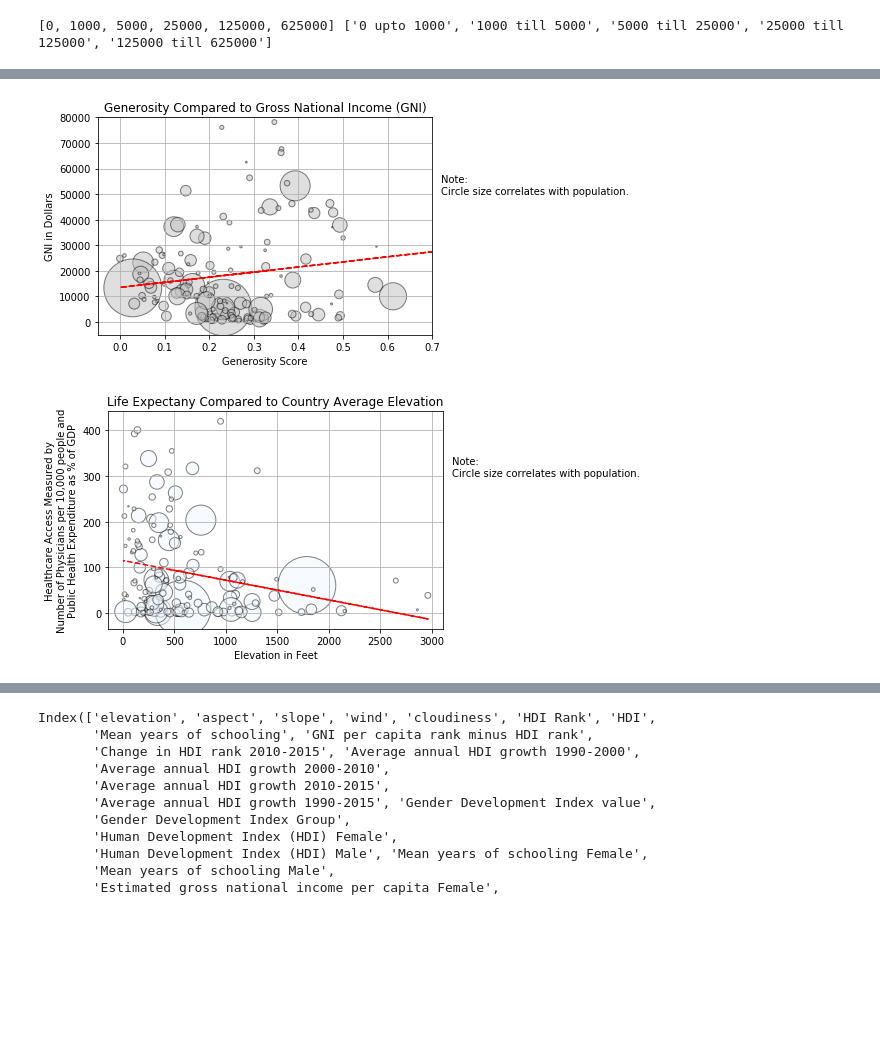
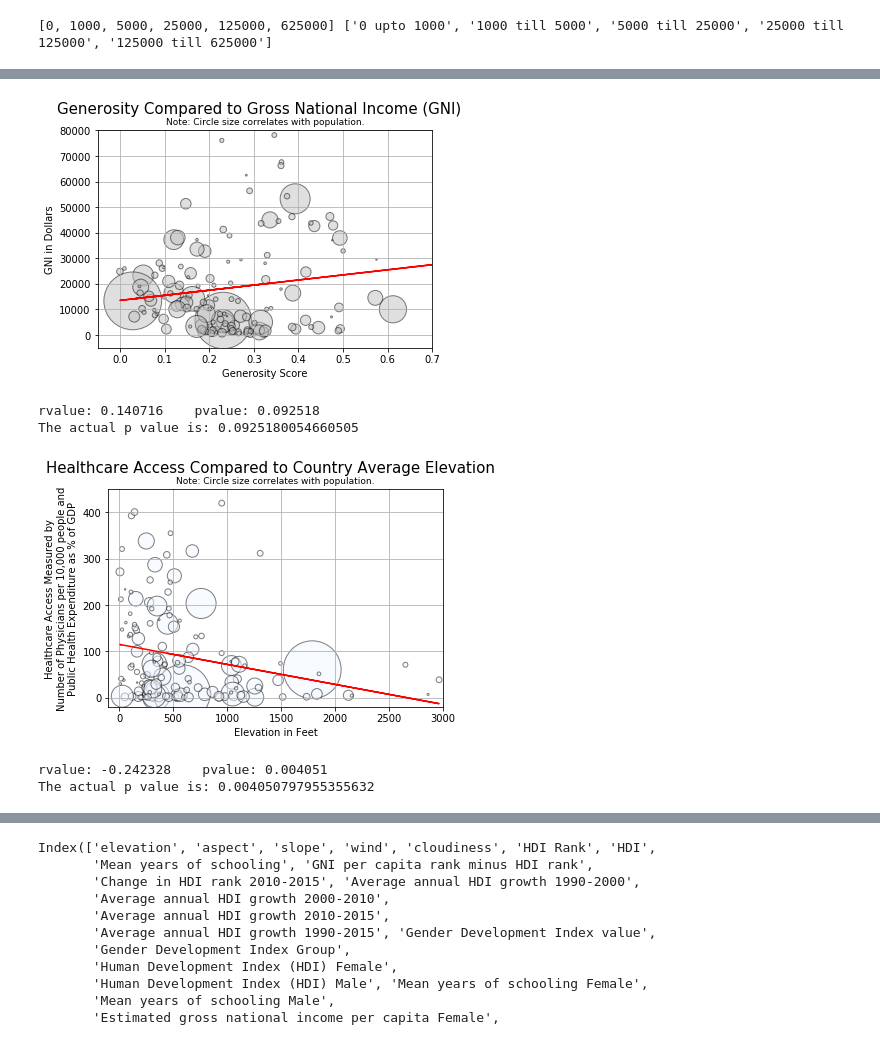
Before and after one commit to ffidai/Project1, a Jupyter notebook: HappinessV1.ipynb, the cells around one changed output, grey strips where cells are left out. Saved outputs shown, nothing was run; the diff lists cells and outputs as text; code cells hidden in the pictures; blank space fills up the shorter version.

```diff
--- a/HappinessV1.ipynb
+++ b/HappinessV1.ipynb
@@ -140,29 +159,34 @@ plt.show()
 # %%
 # Are people in countries with an above average GPD more generous
 
 gni = combineddf1["Gross national income (GNI) per capita"]
 generosity = combineddf1["Generosity"]
 population = combineddf1["Total Population (millions) 2015"]
 
 plt.scatter(generosity, gni, marker="o", facecolors="silver", edgecolors="black", s=(population**0.9)*5, alpha=0.5)
 
 plt.grid()
-plt.title("Generosity Compared to Gross National Income (GNI)")
+plt.suptitle("Generosity Compared to Gross National Income (GNI)", fontsize = 15, verticalalignment = "top")
+plt.title("\nNote: Circle size correlates with population.", fontsize = 9, verticalalignment = "baseline")
 plt.xlabel("Generosity Score")
 plt.ylabel("GNI in Dollars")
 plt.ylim(-5000, 80000)
 plt.xlim(-0.05,0.7)
-plt.text(0.72,50000,"Note:\nCircle size correlates with population.")
-
+plt.savefig("Generosity Compared to GNI.png")
 
 z = np.polyfit(generosity, gni, 1)
 p = np.poly1d(z)
-plt.plot(generosity,p(generosity),"r--")
+plt.plot(generosity,p(generosity),"r-")
 
-plt.savefig("Generosity Compared to GNI.png")
 plt.show()
+
+slope4, intercept4, rvalue4, pvalue4, stderr4 = stats.linregress(generosity, gni)
+print("rvalue: %f    pvalue: %f" % (rvalue4, pvalue4))
+print(F"The actual p value is: {pvalue4}")
 # %% [output]
-[figure, old version]
+[figure, new version]
+rvalue: 0.140716    pvalue: 0.092518
+The actual p value is: 0.0925180054660505
 # %%
 # Are people in highly elevated countries healthier on average?
 
@@ -174,23 +198,28 @@ elevation = healthdf2["elevation"]
 plt.scatter(elevation, health, marker="o", facecolors="aliceblue", edgecolors="black", s=(population2**0.9)*5, alpha=0.5)
 
 plt.grid()
-plt.title("Life Expectany Compared to Country Average Elevation")
+plt.suptitle("Healthcare Access Compared to Country Average Elevation", fontsize = 15, verticalalignment = "top")
+plt.title("\nNote: Circle size correlates with population.", fontsize = 9, verticalalignment = "baseline")
 plt.xlabel("Elevation in Feet")
 plt.ylabel("Healthcare Access Measured by\nNumber of Physicians per 10,000 people and\nPublic Health Expenditure as % of GDP")
-# plt.ylim(-200, 3200)
-# plt.xlim(49,86)
-plt.text(3200,300,"Note:\nCircle size correlates with population.")
+plt.ylim(-20, 450)
+plt.xlim(-100,3000)
 
-
+plt.savefig("Elevation Compared to Healthcare Access.png")
 
 z = np.polyfit(elevation, health, 1)
 p = np.poly1d(z)
-plt.plot(elevation,p(elevation),"r--")
+plt.plot(elevation,p(elevation),"r-")
 
-plt.savefig("Elevation Compared to Healthcare Access.png")
 plt.show()
+
+slope5, intercept5, rvalue5, pvalue5, stderr5 = stats.linregress(elevation, health)
+print("rvalue: %f    pvalue: %f" % (rvalue5, pvalue5))
+print(F"The actual p value is: {pvalue5}")
 # %% [output]
-[figure, old version]
+[figure, new version]
+rvalue: -0.242328    pvalue: 0.004051
+The actual p value is: 0.004050797955355632
 # %%
 # Is there is relationship between crop cover and education?
 
```
Also changed, not shown: parts of 11 cells of this notebook, 7 other files.
